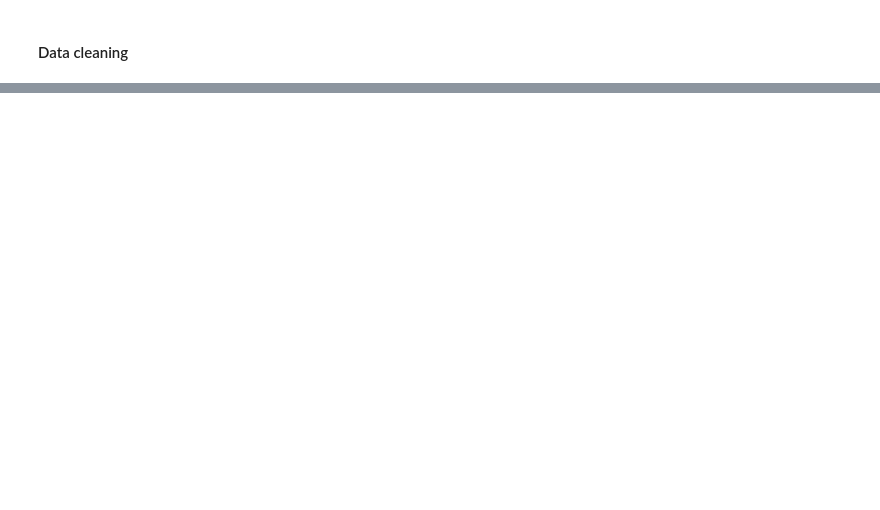
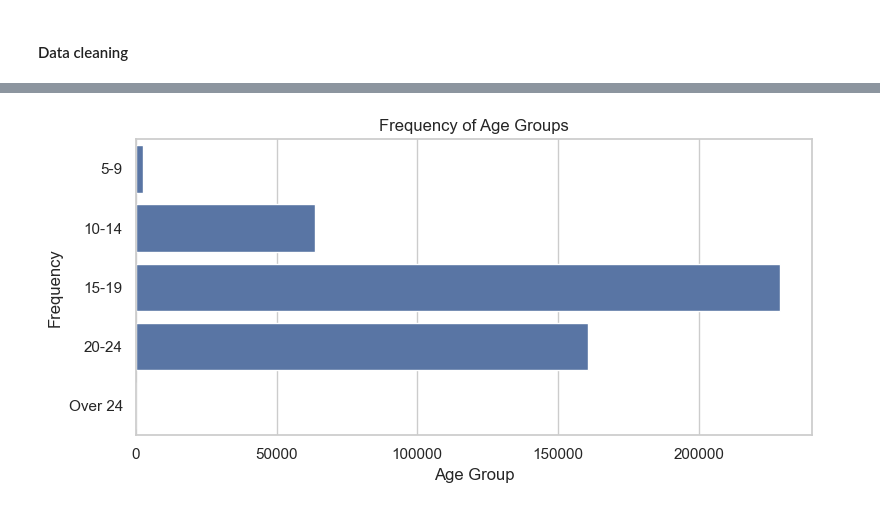
Before and after one commit to RichieRicky/DSF-PT08P5-GROUP5_CAPSTONE-PROJECT, a Jupyter notebook: CHARLES_OTWORI.ipynb, the cells around one changed output, grey strips where cells are left out. Drawn from its saved outputs; the diff is of its cells as text; code cells hidden in the pictures; blank space fills up the shorter version.

```diff
--- a/CHARLES_OTWORI.ipynb
+++ b/CHARLES_OTWORI.ipynb
@@ -382,0 +428,14 @@ Name: count, dtype: int64
+# %%
+# 5. Bar Chart for Age Groups
+age_group_counts = AGYW_prev_data['age_group'].value_counts().sort_index().reset_index()
+age_group_counts.columns = ['age_group', 'Frequency']
+plt.figure(figsize=(8, 4))
+
+sns.barplot(data= age_group_counts, x='Frequency', y='age_group', orient='h')
+plt.xlabel("Age Group")
+plt.ylabel("Frequency")
+plt.title("Frequency of Age Groups")
+plt.tight_layout()
+plt.show()
+# %% [output]
+[figure, added]
```
Also changed, not shown: parts of 50 cells of this notebook.
